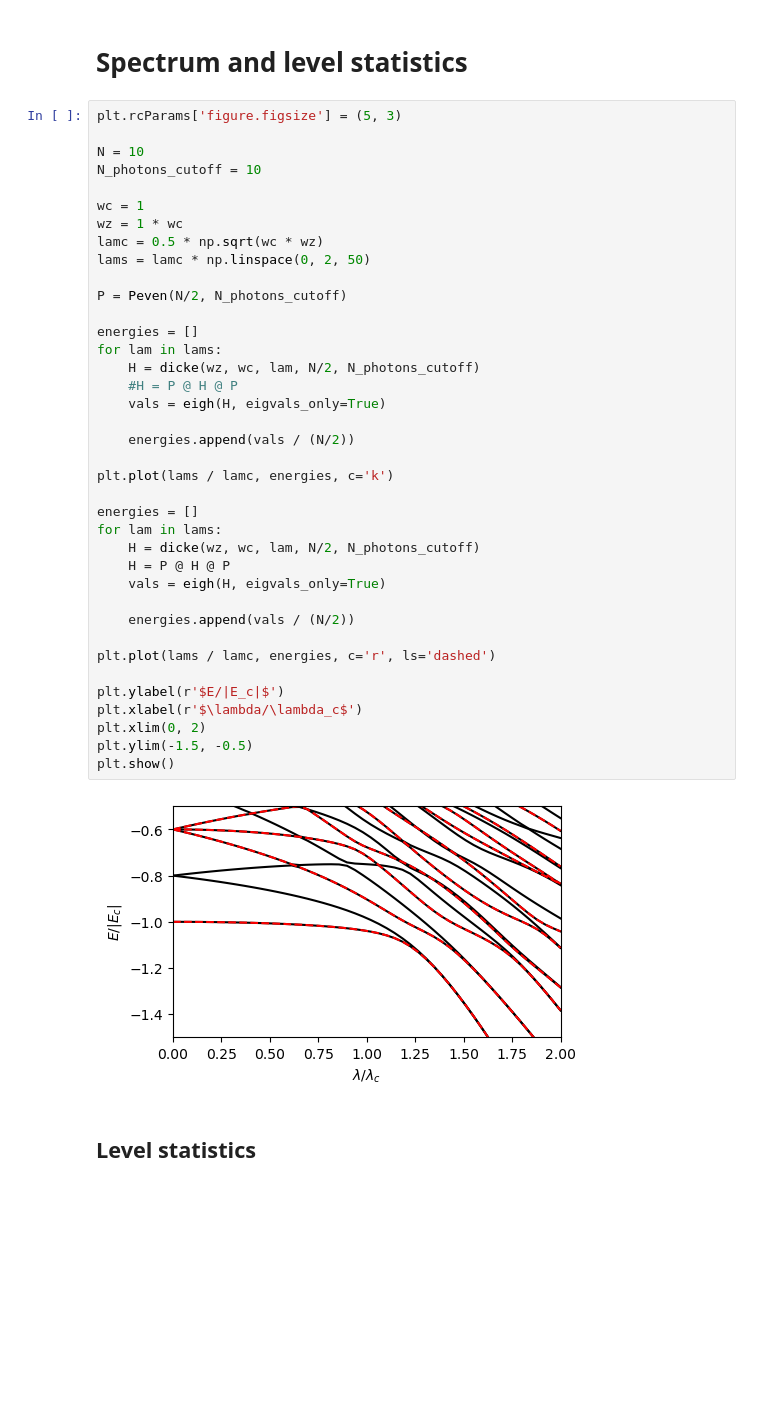
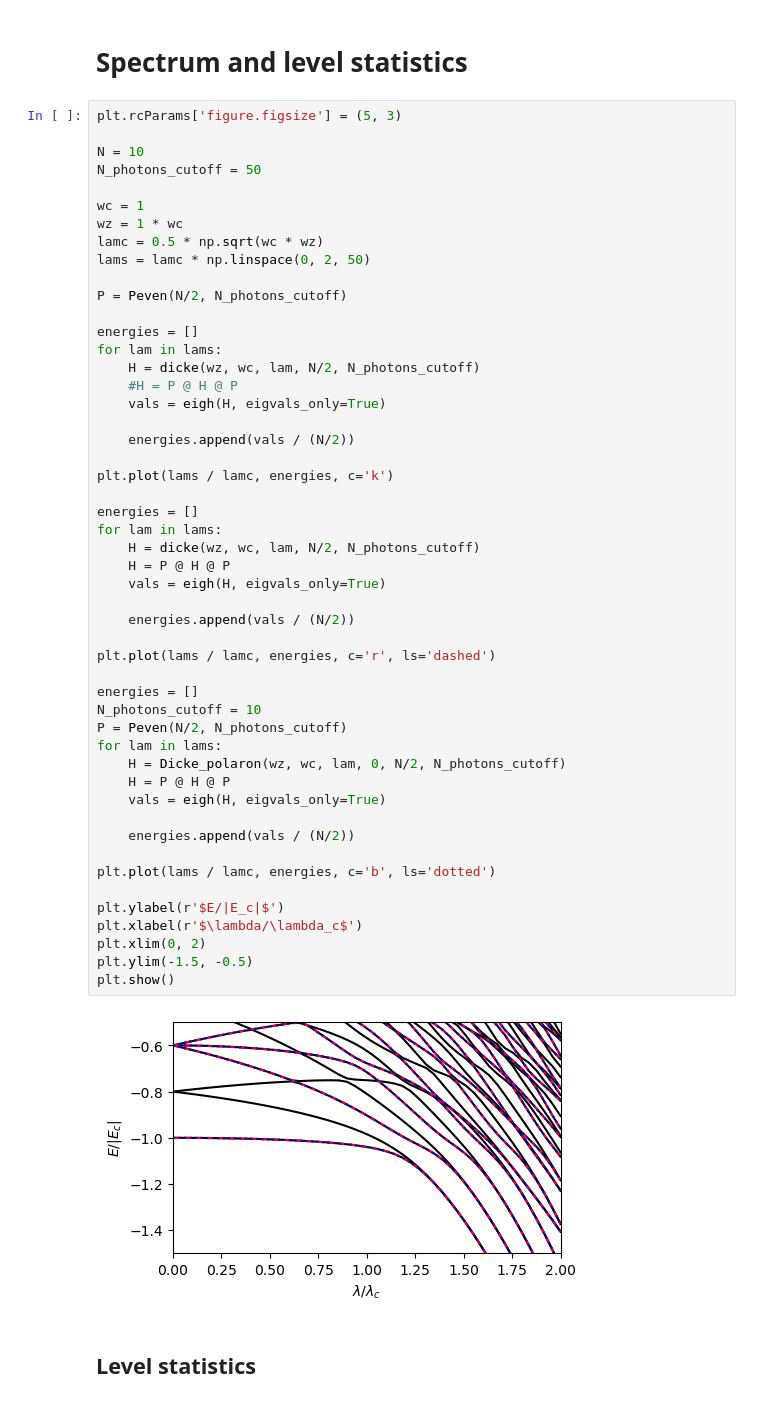
Before and after one commit to chuan97/dicke-dynamics, a Jupyter notebook: non_dissipative.ipynb, the cells around one changed output. Drawn from its saved outputs; the diff is of its cells as text; blank space fills up the shorter version.

```diff
--- a/non_dissipative.ipynb
+++ b/non_dissipative.ipynb
@@ -666,7 +700,7 @@ plt.show()
 plt.rcParams['figure.figsize'] = (5, 3)
 
 N = 10
-N_photons_cutoff = 10
+N_photons_cutoff = 50
 
 wc = 1
 wz = 1 * wc
@@ -674,33 +708,45 @@ lamc = 0.5 * np.sqrt(wc * wz)
 lams = lamc * np.linspace(0, 2, 50)
 
 P = Peven(N/2, N_photons_cutoff)
 
 energies = []
 for lam in lams:
     H = dicke(wz, wc, lam, N/2, N_photons_cutoff)
     #H = P @ H @ P
     vals = eigh(H, eigvals_only=True)
 
     energies.append(vals / (N/2))
 
 plt.plot(lams / lamc, energies, c='k')
 
 energies = []
 for lam in lams:
     H = dicke(wz, wc, lam, N/2, N_photons_cutoff)
     H = P @ H @ P
     vals = eigh(H, eigvals_only=True)
 
     energies.append(vals / (N/2))
 
 plt.plot(lams / lamc, energies, c='r', ls='dashed')
 
+energies = []
+N_photons_cutoff = 10
+P = Peven(N/2, N_photons_cutoff)
+for lam in lams:
+    H = Dicke_polaron(wz, wc, lam, 0, N/2, N_photons_cutoff)
+    H = P @ H @ P
+    vals = eigh(H, eigvals_only=True)
+
+    energies.append(vals / (N/2))
+
+plt.plot(lams / lamc, energies, c='b', ls='dotted')
+
 plt.ylabel(r'$E/|E_c|$')
 plt.xlabel(r'$\lambda/\lambda_c$')
 plt.xlim(0, 2)
 plt.ylim(-1.5, -0.5)
 plt.show()
 # %% [output]
-[figure, old version]
+[figure, new version]
 # %% [markdown]
 ## Level statistics
```
Also changed, not shown: parts of 16 cells of this notebook.
